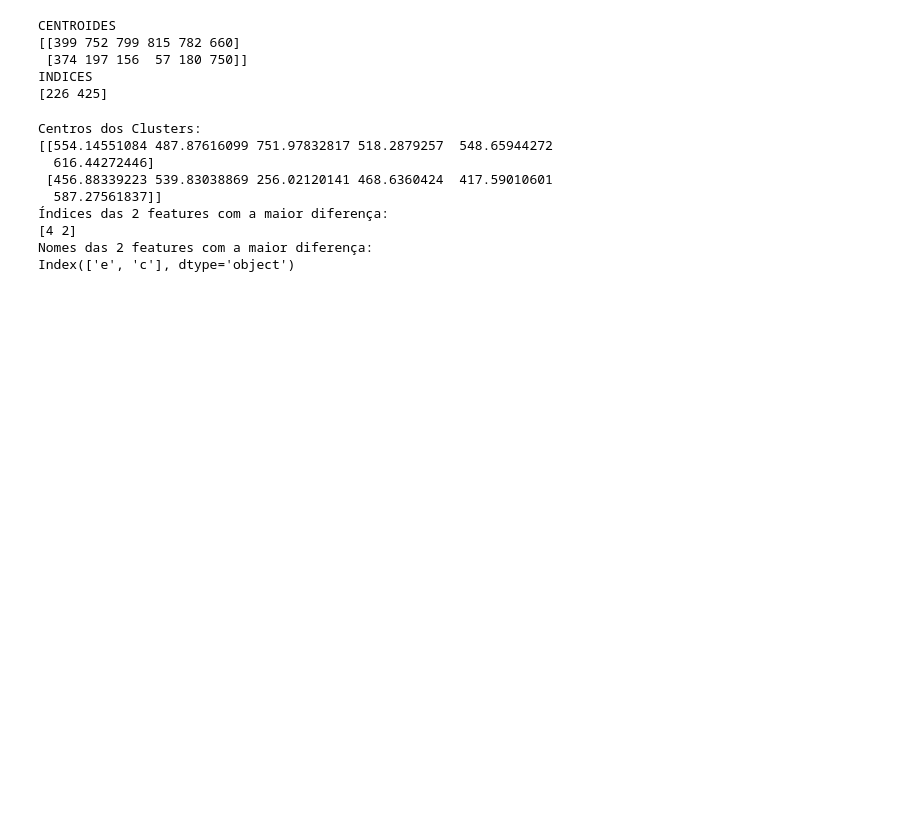
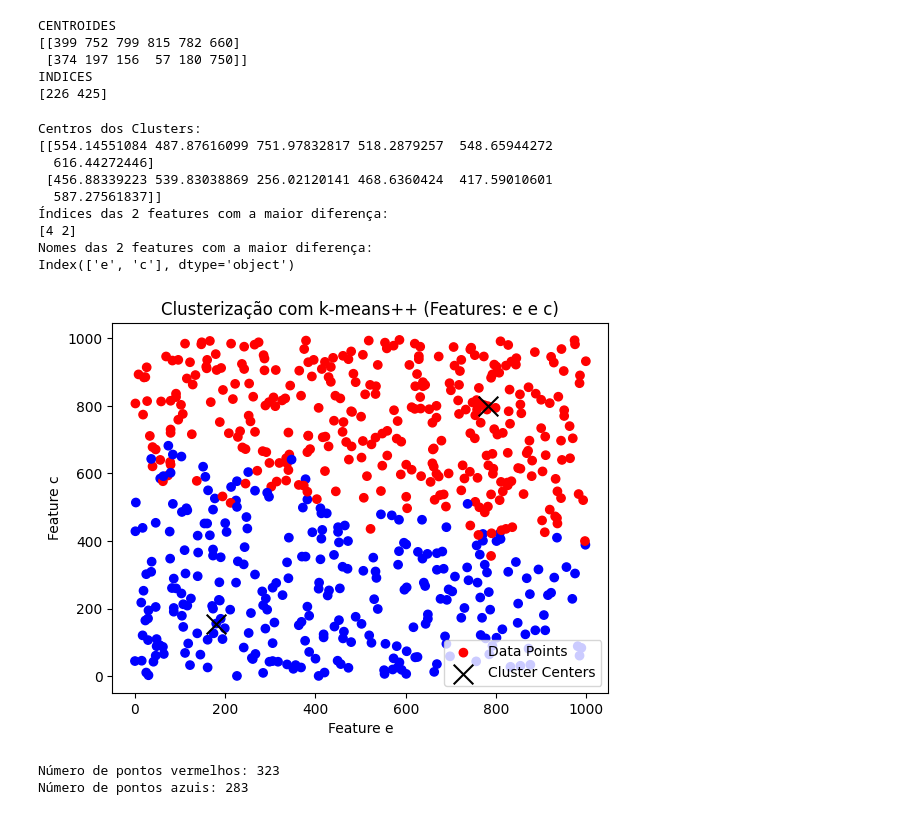
Before and after one commit to luigill/aula13-clusteriza-o-mde, a Jupyter notebook: aula13-24201083.ipynb, the cells around one changed output. Drawn from its saved outputs; the diff is of its cells as text; code cells hidden in the pictures; blank space fills up the shorter version.

Commit message:
Finalizada a parte de KMeans do trabalho.

```diff
--- a/aula13-24201083.ipynb
+++ b/aula13-24201083.ipynb
@@ -76,3 +82,39 @@ Centros dos Clusters:
 [4 2]
 Nomes das 2 features com a maior diferença:
 Index(['e', 'c'], dtype='object')
+# %%
+# Selecionar as features 'e' e 'c'
+feature_e = dataframe["e"]
+feature_c = dataframe["c"]
+
+# Definir a coluna de cores para refletir os números dos clusters
+colors = ["red", "blue", "green", "purple", "orange", "yellow", "brown"]
+cluster_colors = [colors[label] for label in kmeans.labels_]
+
+# Plotar os dados e os centros dos clusters
+plt.scatter(feature_e, feature_c, c=cluster_colors, marker="o", label="Data Points")
+plt.scatter(
+    centers[:, dataframe.columns.get_loc("e")],
+    centers[:, dataframe.columns.get_loc("c")],
+    c="black",
+    marker="x",
+    s=200,
+    label="Cluster Centers",
+)
+
+plt.title("Clusterização com k-means++ (Features: e e c)")
+plt.xlabel("Feature e")
+plt.ylabel("Feature c")
+plt.legend()
+plt.show()
+
+# Contar quantos pontos são vermelhos e quantos são azuis
+num_red = cluster_colors.count("red")
+num_blue = cluster_colors.count("blue")
+
+print(f"Número de pontos vermelhos: {num_red}")
+print(f"Número de pontos azuis: {num_blue}")
+# %% [output]
+[figure, added]
+Número de pontos vermelhos: 323
+Número de pontos azuis: 283
```
Also changed, not shown: parts of 15 cells of this notebook.
